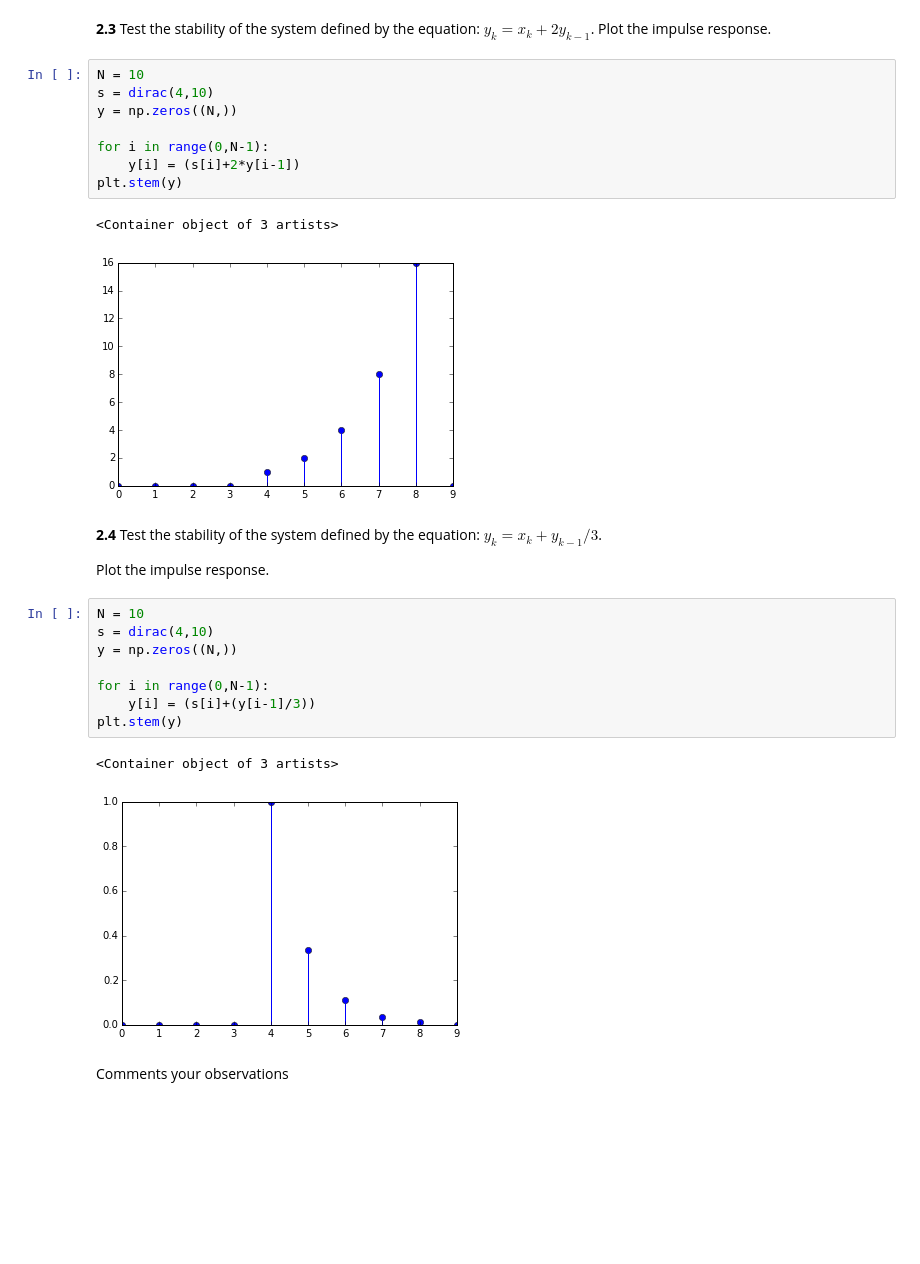
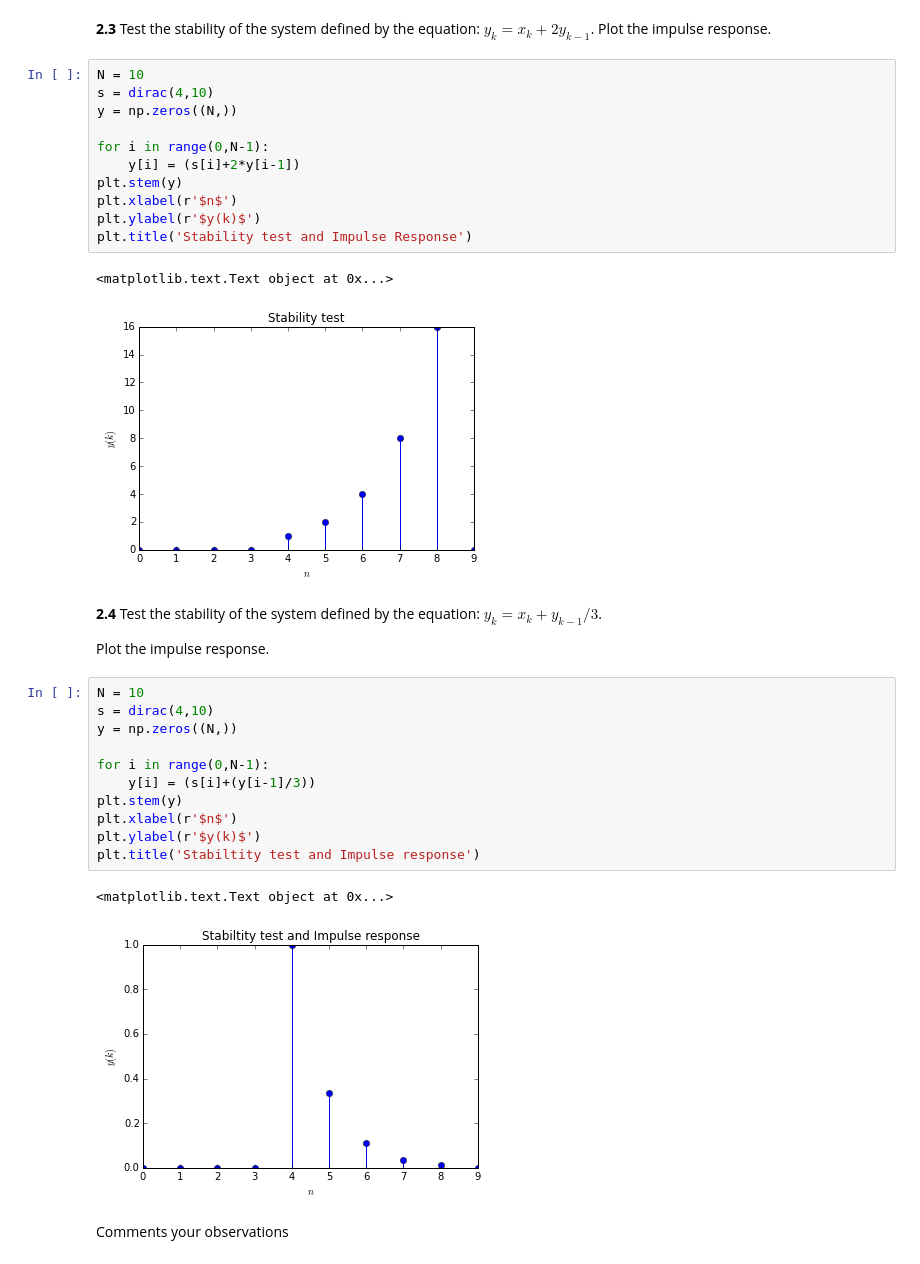
Before and after one commit to swagh1611/DSP-TP-1617, a Jupyter notebook: Lab2/python/Lab2.ipynb, the cells around one changed output. Cells and saved outputs as stored; diff of their text form; blank space fills up the shorter version.

```diff
--- a/Lab2/python/Lab2.ipynb
+++ b/Lab2/python/Lab2.ipynb
@@ -149,14 +158,17 @@ plt.stem(a)
 # %%
 N = 10
 s = dirac(4,10)
 y = np.zeros((N,))
 
 for i in range(0,N-1):
     y[i] = (s[i]+2*y[i-1])
 plt.stem(y)
+plt.xlabel(r'$n$')
+plt.ylabel(r'$y(k)$')
+plt.title('Stability test and Impulse Response')
 # %% [output]
-<Container object of 3 artists>
+<matplotlib.text.Text object at 0x...>
-[figure, old version]
+[figure, new version]
 # %% [markdown]
 **2.4** Test the stability of the system defined by the equation: $y_k=x_k+y_{k-1}/3$.
 
@@ -169,9 +181,12 @@ y = np.zeros((N,))
 for i in range(0,N-1):
     y[i] = (s[i]+(y[i-1]/3))
 plt.stem(y)
+plt.xlabel(r'$n$')
+plt.ylabel(r'$y(k)$')
+plt.title('Stabiltity test and Impulse response')
 # %% [output]
-<Container object of 3 artists>
+<matplotlib.text.Text object at 0x...>
-[figure, old version]
+[figure, new version]
 # %% [markdown]
 Comments your observations
 # %% [markdown]
```
Also changed, not shown: parts of 7 cells of this notebook.
